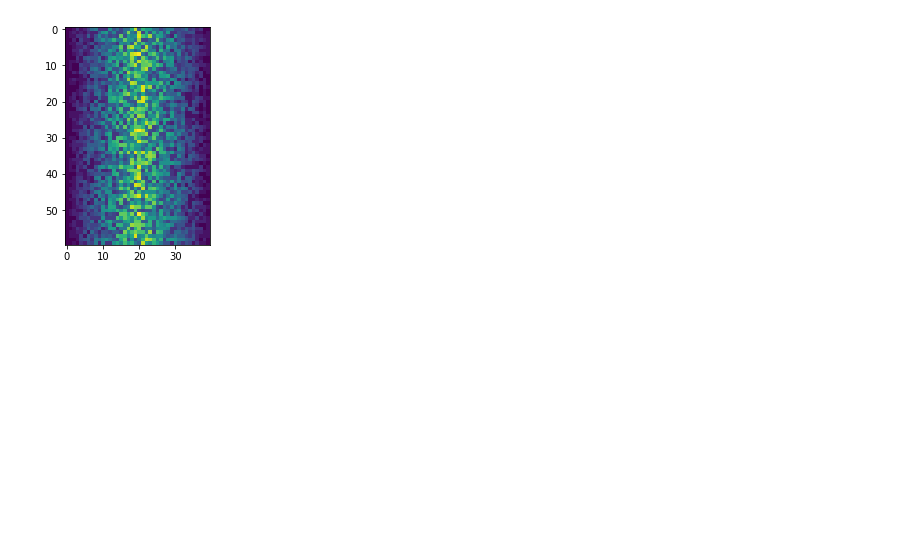
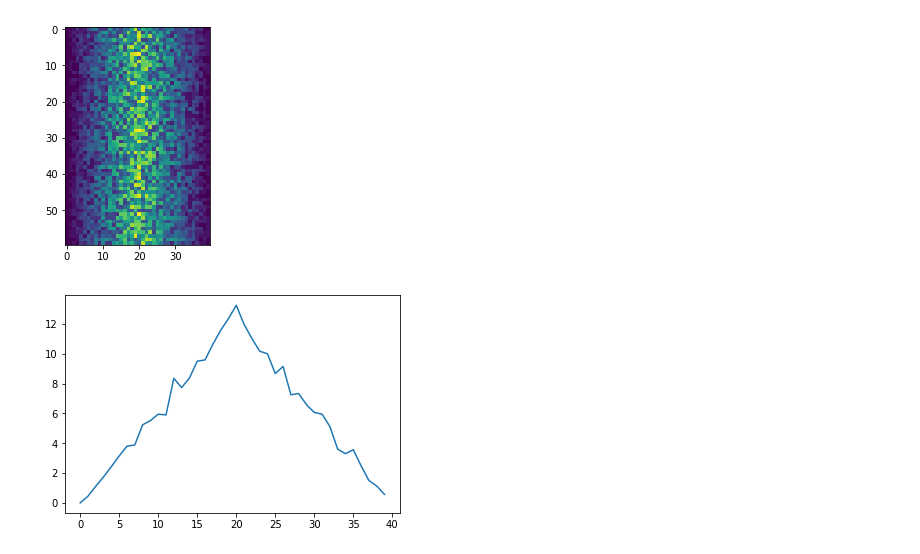
Before and after one commit to Shotgunosine/swc_python_2017-11-09-sfn, a Jupyter notebook: swc_python-sfn.ipynb, the cells around one changed output. Saved outputs shown, nothing was run; the diff lists cells and outputs as text; code cells hidden in the pictures; blank space fills up the shorter version.

```diff
--- a/swc_python-sfn.ipynb
+++ b/swc_python-sfn.ipynb
@@ -171,2 +171,8 @@ matplotlib.pyplot.show()
 # %% [output]
 [figure]
+# %%
+ave_inflammation = np.mean(data, axis = 0)
+ave_plot = plt.plot(ave_inflammation)
+plt.show()
+# %% [output]
+[figure, added]
```
Also changed, not shown: parts of 1 cell of this notebook.
